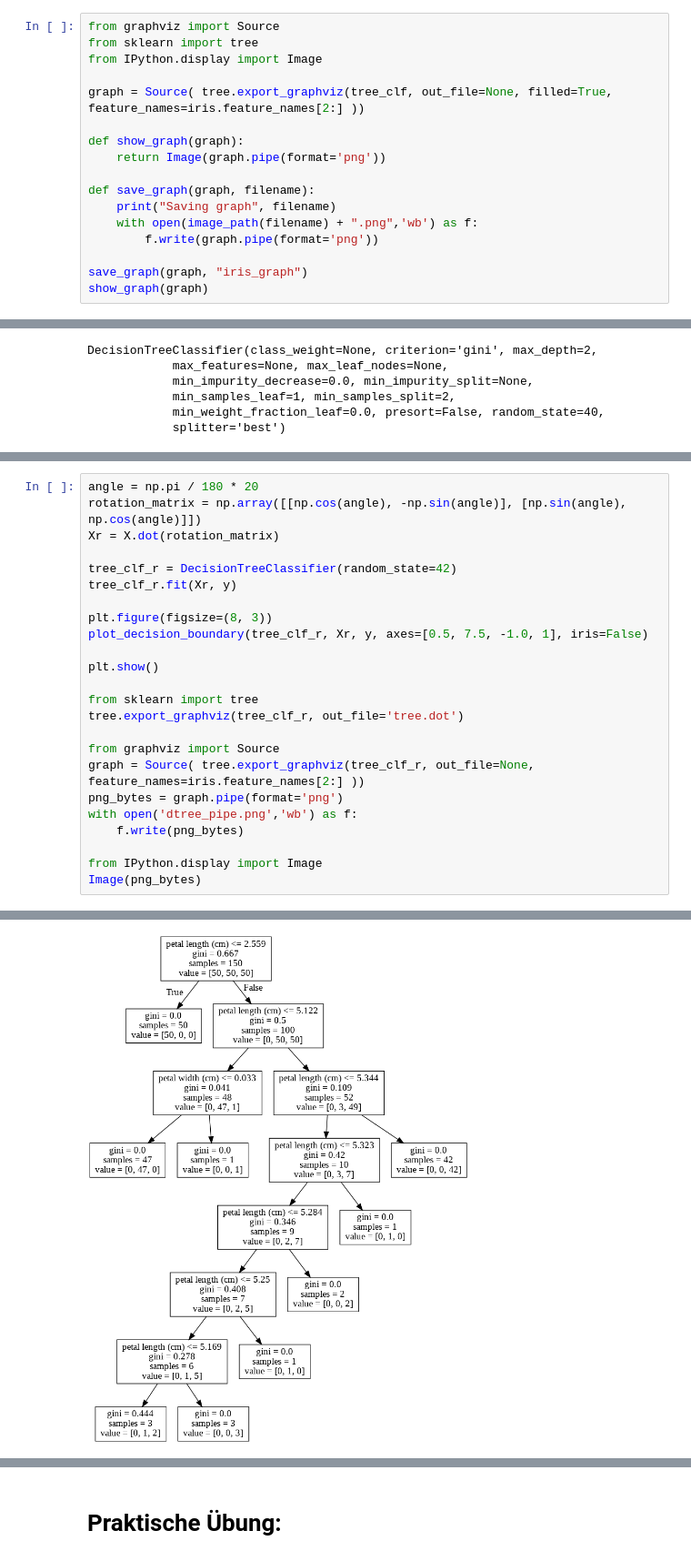
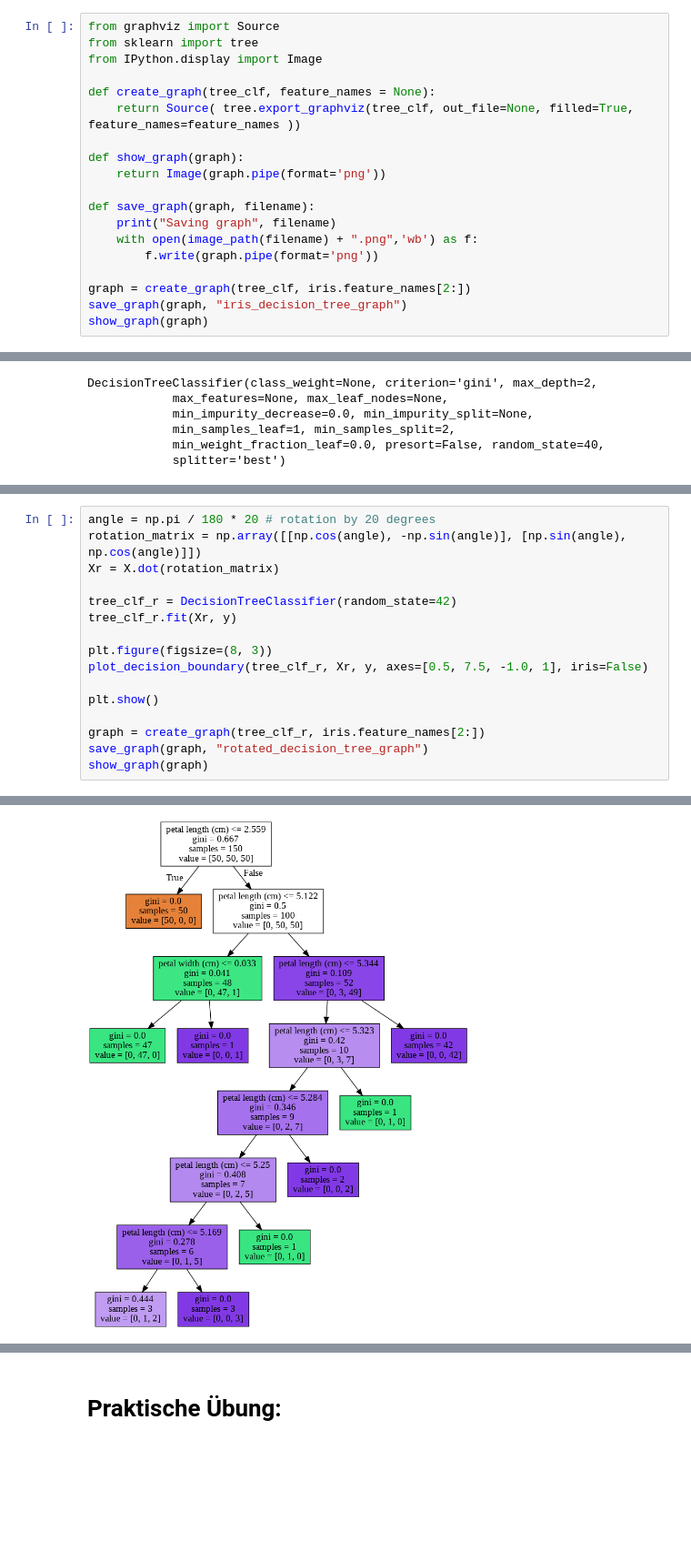
Before and after one commit to fxmuelle/zp-ml-jupyter, a Jupyter notebook: decision_trees.ipynb, the cells around one changed output, grey strips where cells are left out. Shown: that part at 91% size. Drawn from its saved outputs; the diff is of its cells as text; blank space fills up the shorter version.

Commit message:
Finalizing initial version of decision trees.

```diff
--- a/decision_trees.ipynb
+++ b/decision_trees.ipynb
@@ -121,7 +118,8 @@ from graphviz import Source
 from sklearn import tree
 from IPython.display import Image
 
-graph = Source( tree.export_graphviz(tree_clf, out_file=None, filled=True, feature_names=iris.feature_names[2:] ))
+def create_graph(tree_clf, feature_names = None):
+    return Source( tree.export_graphviz(tree_clf, out_file=None, filled=True, feature_names=feature_names ))
 
 def show_graph(graph):
     return Image(graph.pipe(format='png'))
@@ -131,6 +129,7 @@ def save_graph(graph, filename):
     with open(image_path(filename) + ".png",'wb') as f:
         f.write(graph.pipe(format='png'))
 
-save_graph(graph, "iris_graph")
+graph = create_graph(tree_clf, iris.feature_names[2:])
+save_graph(graph, "iris_decision_tree_graph")
 show_graph(graph)
 # %% [output]
@@ -208,5 +215,5 @@ Saving figure min_samples_leaf_plot
 # %%
-angle = np.pi / 180 * 20
+angle = np.pi / 180 * 20 # rotation by 20 degrees
 rotation_matrix = np.array([[np.cos(angle), -np.sin(angle)], [np.sin(angle), np.cos(angle)]])
 Xr = X.dot(rotation_matrix)
 
@@ -218,15 +225,7 @@ plot_decision_boundary(tree_clf_r, Xr, y, axes=[0.5, 7.5, -1.0, 1], iris=False)
 
 plt.show()
 
-from sklearn import tree
-tree.export_graphviz(tree_clf_r, out_file='tree.dot')
-
-from graphviz import Source
-graph = Source( tree.export_graphviz(tree_clf_r, out_file=None, feature_names=iris.feature_names[2:] ))
-png_bytes = graph.pipe(format='png')
-with open('dtree_pipe.png','wb') as f:
-    f.write(png_bytes)
-
-from IPython.display import Image
-Image(png_bytes)
+graph = create_graph(tree_clf_r, iris.feature_names[2:])
+save_graph(graph, "rotated_decision_tree_graph")
+show_graph(graph)
 # %% [output]
@@ -234 +234 @@ Image(png_bytes)
-[figure, old version]
+[figure, new version]
```
Also changed, not shown: parts of 28 cells of this notebook.
